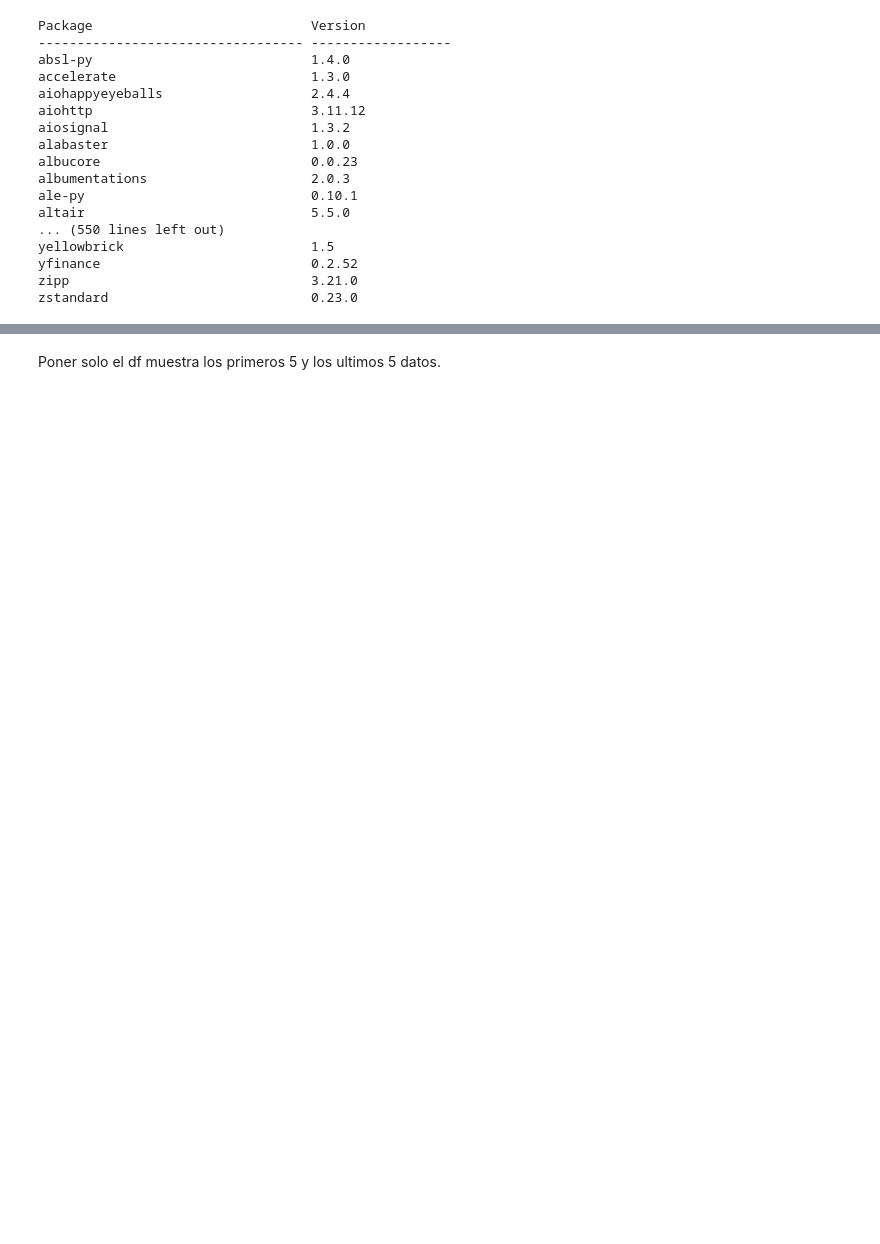
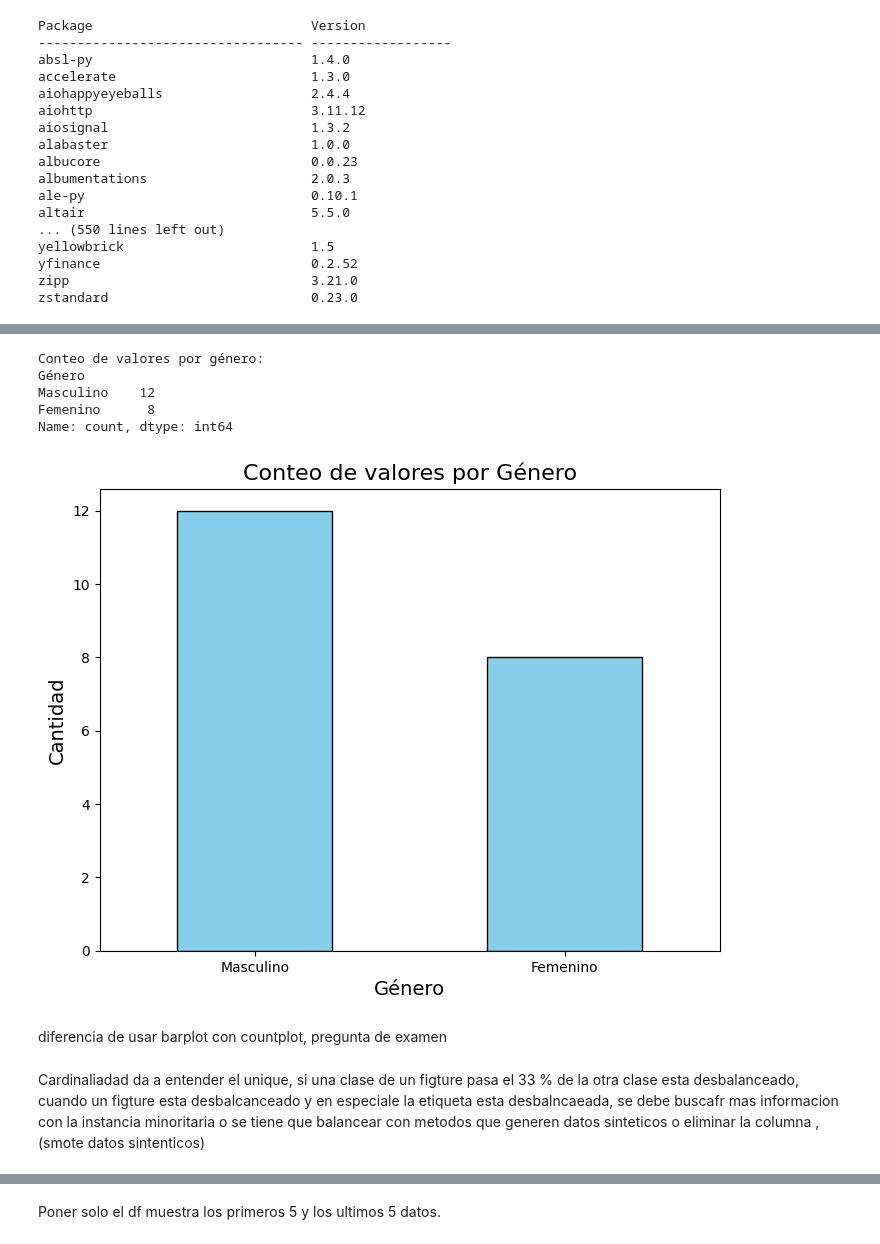
Before and after one commit to IVANV341/Curso-inteligencia-artificial, a Jupyter notebook: EDA_Apuntes_de_clase.ipynb, the cells around one changed output, grey strips where cells are left out. Drawn from its saved outputs; the diff is of its cells as text; code cells hidden in the pictures; blank space fills up the shorter version.

```diff
--- a/EDA_Apuntes_de_clase.ipynb
+++ b/EDA_Apuntes_de_clase.ipynb
@@ -431,3 +570,34 @@ SyntaxError: invalid syntax (<ipython-input-8-adc26955cb2d>, line 1)
+# %%
+import seaborn as sns
+import matplotlib.pyplot as plt
+
+# Conteo de valores únicos en la columna "Género"
+genero_counts = df["Género"].value_counts()
+
+print("Conteo de valores por género:")
+print(genero_counts)
+
+# Crear una gráfica de barras
+plt.figure(figsize=(8, 6))  # Tamaño de la figura
+genero_counts.plot(kind='bar', color='skyblue', edgecolor='black')
+
+# Títulos y etiquetas
+plt.title('Conteo de valores por Género', fontsize=16)
+plt.xlabel('Género', fontsize=14)
+plt.ylabel('Cantidad', fontsize=14)
+plt.xticks(rotation=0)  # Para que las etiquetas en el eje X estén horizontales
+plt.show()
+# %% [output]
+Conteo de valores por género:
+Género
+Masculino    12
+Femenino      8
+Name: count, dtype: int64
+[figure, added]
+# %% [markdown]
+diferencia de usar barplot con countplot, pregunta de examen
+# %% [markdown]
+Cardinaliadad da a entender el unique, si una clase de un figture pasa el 33 % de la otra clase esta desbalanceado, cuando un figture esta desbalcanceado y en especiale la etiqueta esta desbalncaeada, se debe buscafr mas informacion con la instancia minoritaria o se tiene que balancear con metodos que generen datos sinteticos o eliminar la columna , (smote datos sintenticos)
 # %% [markdown]
 ![CHEAT SHEET NUMPY.png](embedded-picture-1)
 # %% [markdown]
```
Also changed, not shown: parts of 15 cells of this notebook.
